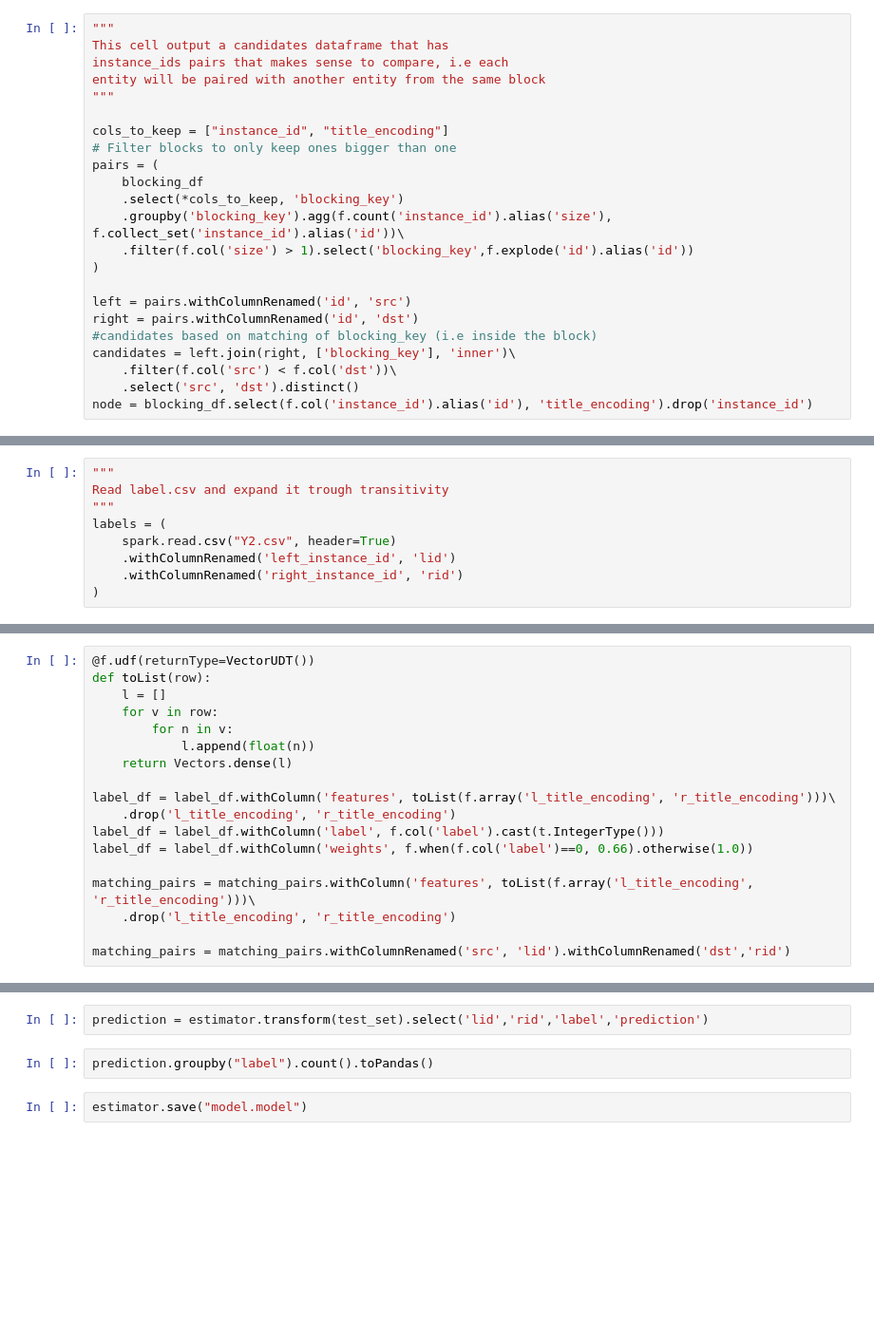
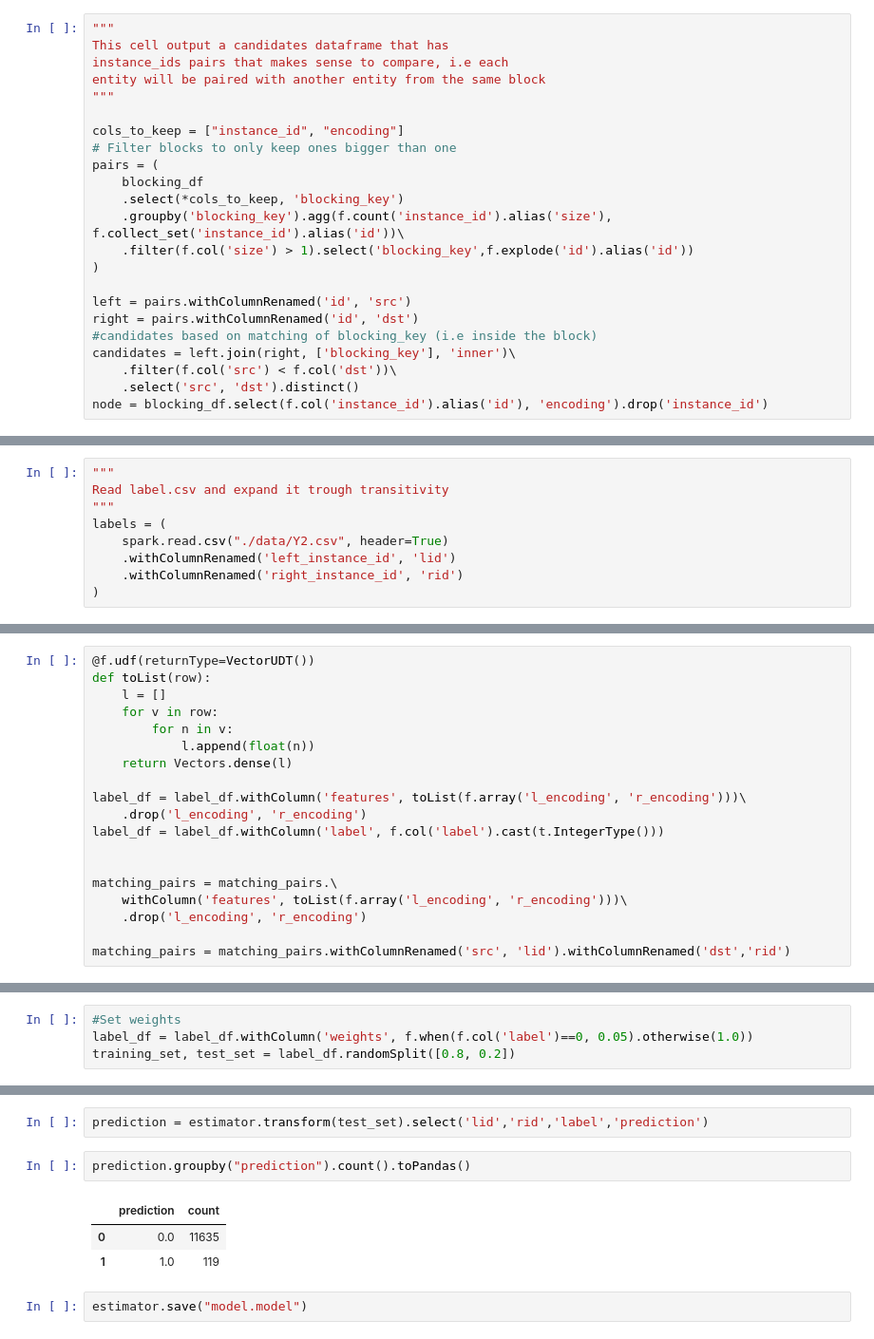
Before and after one commit to intx4/sigmod2021, a Jupyter notebook: main.ipynb, the cells around one changed output, grey strips where cells are left out. Shown at 95% size. Cells and saved outputs as stored; diff of their text form; blank space fills up the shorter version.

```diff
--- a/main.ipynb
+++ b/main.ipynb
@@ -175,7 +237,7 @@ instance_ids pairs that makes sense to compare, i.e each
 entity will be paired with another entity from the same block
 """
 
-cols_to_keep = ["instance_id", "title_encoding"]
+cols_to_keep = ["instance_id", "encoding"]
 # Filter blocks to only keep ones bigger than one
 pairs = (
     blocking_df
@@ -190,7 +252,7 @@ right = pairs.withColumnRenamed('id', 'dst')
 candidates = left.join(right, ['blocking_key'], 'inner')\
     .filter(f.col('src') < f.col('dst'))\
     .select('src', 'dst').distinct()
-node = blocking_df.select(f.col('instance_id').alias('id'), 'title_encoding').drop('instance_id')
+node = blocking_df.select(f.col('instance_id').alias('id'), 'encoding').drop('instance_id')
 # %%
 """
 @f.udf(returnType=t.DoubleType())
@@ -249,7 +311,7 @@ distance_df = calc_sim(node, candidates)
 Read label.csv and expand it trough transitivity
 """
 labels = (
-    spark.read.csv("Y2.csv", header=True)
+    spark.read.csv("./data/Y2.csv", header=True)
     .withColumnRenamed('left_instance_id', 'lid')
     .withColumnRenamed('right_instance_id', 'rid')
 )
@@ -285,13 +350,14 @@ def toList(row):
             l.append(float(n))
     return Vectors.dense(l)
 
-label_df = label_df.withColumn('features', toList(f.array('l_title_encoding', 'r_title_encoding')))\
-    .drop('l_title_encoding', 'r_title_encoding')
+label_df = label_df.withColumn('features', toList(f.array('l_encoding', 'r_encoding')))\
+    .drop('l_encoding', 'r_encoding')
 label_df = label_df.withColumn('label', f.col('label').cast(t.IntegerType()))
-label_df = label_df.withColumn('weights', f.when(f.col('label')==0, 0.66).otherwise(1.0))
 
-matching_pairs = matching_pairs.withColumn('features', toList(f.array('l_title_encoding', 'r_title_encoding')))\
-    .drop('l_title_encoding', 'r_title_encoding')
+
+matching_pairs = matching_pairs.\
+    withColumn('features', toList(f.array('l_encoding', 'r_encoding')))\
+    .drop('l_encoding', 'r_encoding')
 
 matching_pairs = matching_pairs.withColumnRenamed('src', 'lid').withColumnRenamed('dst','rid')
 # %% [markdown]
@@ -312,10 +376,18 @@ training_set, test_set = label_df.randomSplit([0.8, 0.2])
+# %%
+#Set weights
+label_df = label_df.withColumn('weights', f.when(f.col('label')==0, 0.05).otherwise(1.0))
+training_set, test_set = label_df.randomSplit([0.8, 0.2])
 # %%
 #grid_search, hyperpar tuning...
 estimator = cvs.fit(training_set)
 # %%
 prediction = estimator.transform(test_set).select('lid','rid','label','prediction')
 # %%
-prediction.groupby("label").count().toPandas()
+prediction.groupby("prediction").count().toPandas()
+# %% [output]
+|  | prediction | count |
+| 0 | 0.0 | 11635 |
+| 1 | 1.0 | 119 |
 # %%
 estimator.save("model.model")
 # %%
```
Also changed, not shown: parts of 12 cells of this notebook.
